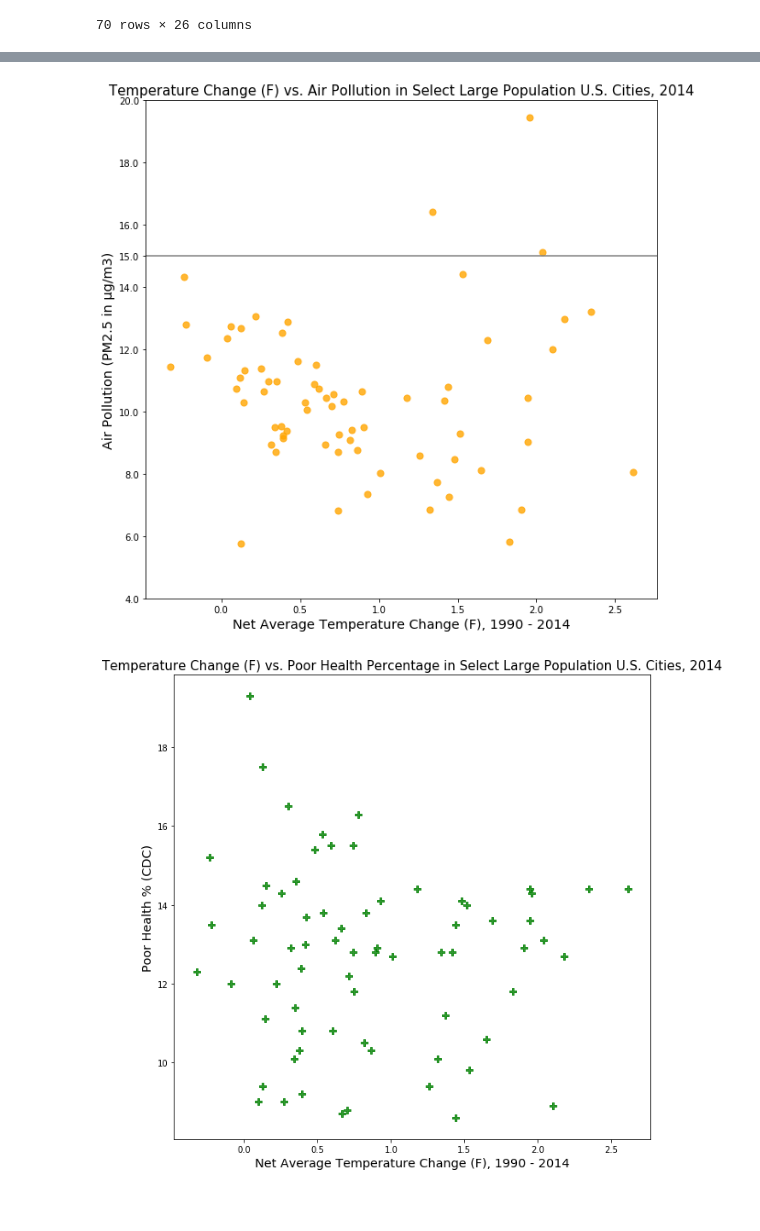
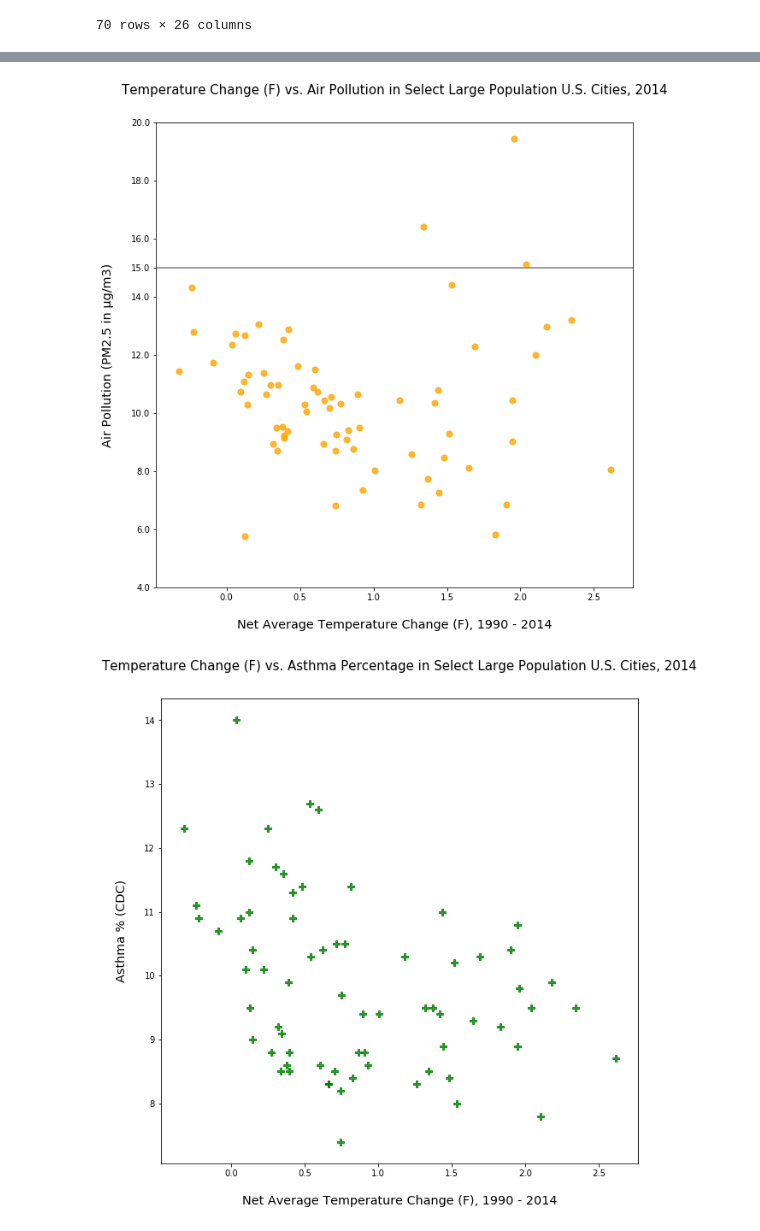
Before and after one commit to petefarq/project1, a Jupyter notebook: Temperature Visualizations.ipynb, the cells around one changed output, grey strips where cells are left out. Saved outputs shown, nothing was run; the diff lists cells and outputs as text; code cells hidden in the pictures; blank space fills up the shorter version.

```diff
--- a/Temperature Visualizations.ipynb
+++ b/Temperature Visualizations.ipynb
@@ -49,6 +49,6 @@ cities_df.head()
 # %%
-# Create Temp Change vs. Pollution Visualizations
-# ===============================================
+# Create Temp Change vs. Pollution Visualization
+# ==============================================
 
 # Change the Figure Size
 fig, ax = plt.subplots(figsize=(10,10))
@@ -59,38 +59,43 @@ pollution = cities_df["PM2.5 2014"]
 
 
 # Create the x & y labels
-ax.set_xlabel("Net Average Temperature Change (F), 1990 - 2014", size= "x-large")
-ax.set_ylabel("Air Pollution (PM2.5 in μg/m3)", size= "x-large")
+ax.set_xlabel("Net Average Temperature Change (F), 1990 - 2014", size= "x-large", labelpad= 20)
+ax.set_ylabel("Air Pollution (PM2.5 in μg/m3)", size= "x-large", labelpad= 20)
 
 # Create the Title
 ax.set_title("Temperature Change (F) vs. Air Pollution in Select Large Population U.S. Cities, 2014", size= 15)
+
+# Add Space Under the Title
+ttl = ax.title
+ttl.set_position([.5, 1.05])
+
 
 # Create EPA NAAQS H-Line
 ax.axhline(y=15, color= 'gray')
 
 # Plot the Series
 ax.scatter(avg_temp_change, pollution, color= "orange", marker="o", s= 50, alpha=.80)
 
 # Set x limits
 ax.set_ylim(4,20)
 
 
 # Set y ticks
 yt = ax.get_yticks()
 yt= np.append(yt,15)
 
 ytl= yt.tolist()
 ytl[-1]="15.0"
 ax.set_yticks(yt)
 ax.set_yticklabels(ytl)
 
 # Show Figure
 plt.show()
 
 # Save Figure
 fig.savefig("Visualizations/Avg. Temp Change (F) 2014 vs. Pollution 2014.png")
 # %% [output]
-[figure, old version]
+[figure, new version]
 # %%
 # Create Temp Change vs. Poor Health Visualizations
 # =============================
@@ -100,28 +105,31 @@ fig, ax = plt.subplots(figsize=(10,10))
 
 # Create Variables for the Series
 avg_temp_change = cities_df["Avg Temp Change (F)"]
-poor_health = cities_df["Poor Health %"]
+asthma = cities_df["Asthma %"]
 
 
 # Create the x & y labels
-ax.set_xlabel("Net Average Temperature Change (F), 1990 - 2014", size= "x-large")
-ax.set_ylabel("Poor Health % (CDC)", size= "x-large")
+ax.set_xlabel("Net Average Temperature Change (F), 1990 - 2014", size= "x-large", labelpad= 20)
+ax.set_ylabel("Asthma % (CDC)", size= "x-large", labelpad= 20)
 
 # Create the Title
-ax.set_title("Temperature Change (F) vs. Poor Health Percentage in Select Large Population U.S. Cities, 2014", size= 15)
+ax.set_title("Temperature Change (F) vs. Asthma Percentage in Select Large Population U.S. Cities, 2014", size= 15)
 
+# Add Space Under the Title
+ttl = ax.title
+ttl.set_position([.5, 1.05])
 
 # Plot the Series
-ax.scatter(avg_temp_change, poor_health, color= "green", marker="P", s= 50, alpha=.80)
+ax.scatter(avg_temp_change, asthma, color= "green", marker="P", s= 50, alpha=.80)
 
 
 # Show Figure
 plt.show()
 
 # Save Figure
-fig.savefig("Visualizations/Avg. Temp Change (F) 2014 vs. Poor Health.png")
+fig.savefig("Visualizations/Avg. Temp Change (F) 2014 vs. Asthma.png")
 # %% [output]
-[figure, old version]
+[figure, new version]
 # %%
 # Create Temp Change vs. Pulminary Disease % Visualization
 # =============================
```
Also changed, not shown: parts of 2 cells of this notebook, 5 other files.
